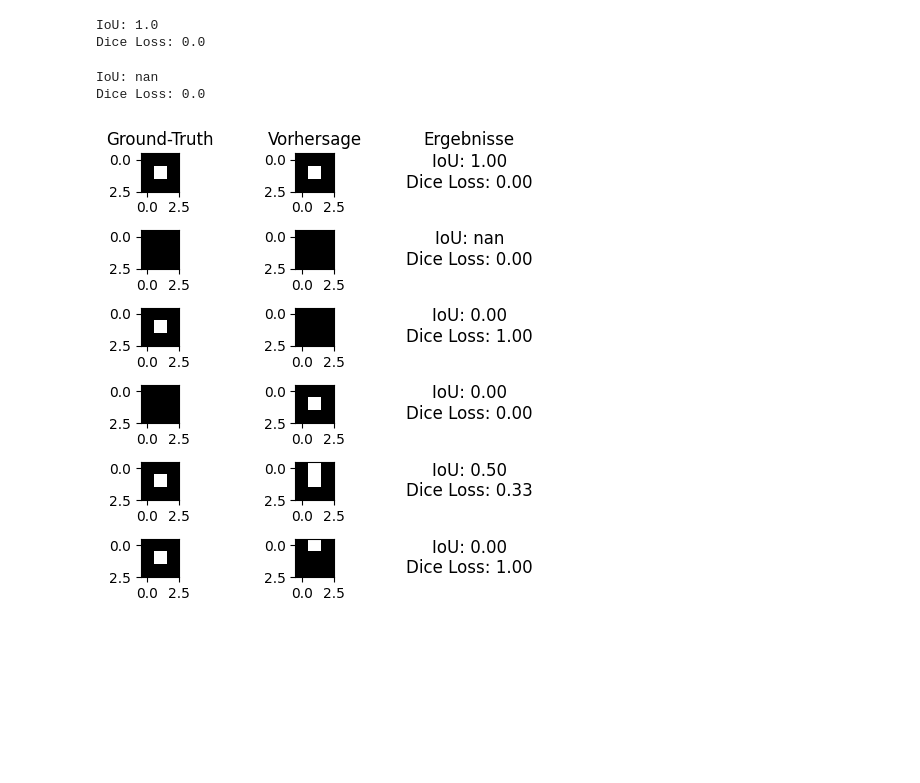
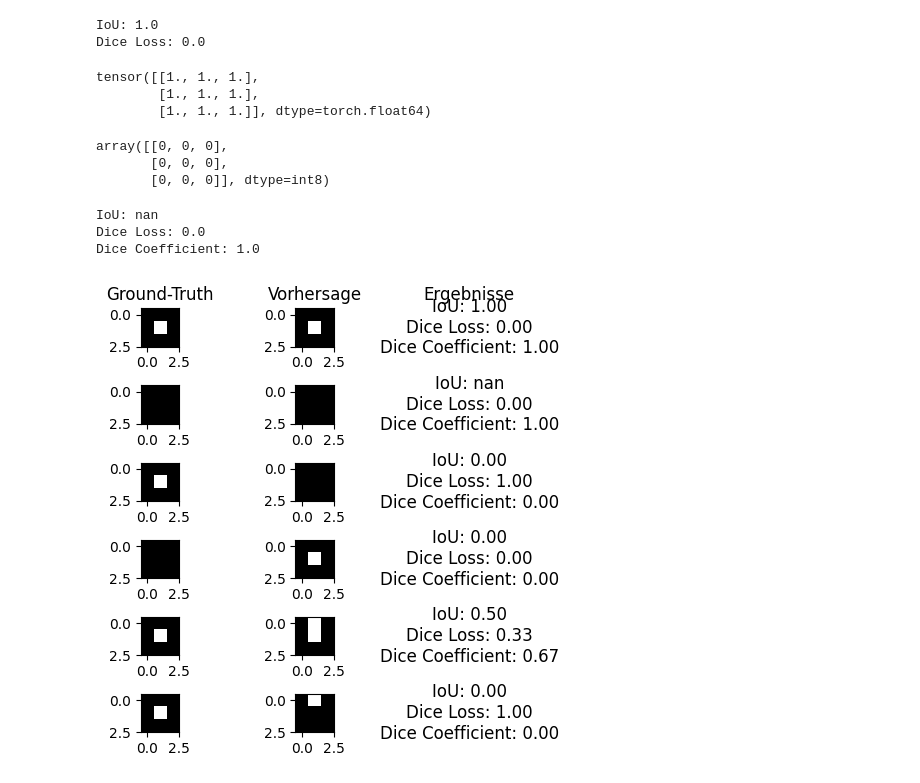
Before and after one commit to Taraman12/Solarpark-detection, a Jupyter notebook: Notebooks/ML_Modell/Find_solution_losses_void_masks.ipynb, the cells around one changed output. Saved outputs shown, nothing was run; the diff lists cells and outputs as text; code cells hidden in the pictures; blank space fills up the shorter version.

Commit message:
changed loss and IoU to BCE and Dice

```diff
--- a/Notebooks/ML_Modell/Find_solution_losses_void_masks.ipynb
+++ b/Notebooks/ML_Modell/Find_solution_losses_void_masks.ipynb
@@ -70,11 +76,27 @@ viod_pred_tensor = torch.from_numpy(viod_pred)
+# %%
+all_pred_tensor
+# %% [output]
+tensor([[1., 1., 1.],
+        [1., 1., 1.],
+        [1., 1., 1.]], dtype=torch.float64)
+# %%
+void_gt.astype(np.int8)
+# %% [output]
+array([[0, 0, 0],
+       [0, 0, 0],
+       [0, 0, 0]], dtype=int8)
 # %%
 IoU = metric(viod_pred_tensor, void_gt_tensor).cpu().numpy()
+dice_metric = Dice(mode="binary", zero_division=1)
 dice_loss = loss_fn(viod_pred_tensor, void_gt_tensor).cpu().numpy()
+dice_coefficient = dice_metric(viod_pred_tensor, void_gt_tensor.to(torch.int8)).cpu().numpy()
 print("IoU:", IoU)
 print("Dice Loss:", dice_loss)
+print("Dice Coefficient:", dice_coefficient)
 # %% [output]
 IoU: nan
 Dice Loss: 0.0
+Dice Coefficient: 1.0
 # %%
 fig, axs = plt.subplots(6, 3, figsize=(5, 5))
 axs[0, 0].imshow(gt_tensor.squeeze().cpu().numpy(), cmap='gray')
@@ -82,8 +104,9 @@ axs[0, 0].set_title('Ground-Truth')
 axs[0, 1].imshow(pred_tensor.squeeze().cpu().numpy(), cmap='gray')
 IoU = metric(pred_tensor, gt_tensor).cpu().numpy()
 dice_loss = loss_fn(pred_tensor,  gt_tensor).cpu().numpy()
+dice_coefficient = dice_metric(pred_tensor, gt_tensor.to(torch.int8)).cpu().numpy()
 axs[0, 1].set_title('Vorhersage')
-axs[0, 2].text(0.5, 0.5, f'IoU: {IoU:.2f}\nDice Loss: {dice_loss:.2f}', fontsize=12, ha='center', va='center')
+axs[0, 2].text(0.5, 0.5, f'IoU: {IoU:.2f}\nDice Loss: {dice_loss:.2f}\nDice Coefficient: {dice_coefficient:.2f}', fontsize=12, ha='center', va='center')
 axs[0, 2].axis('off')
 axs[0, 2].set_title('Ergebnisse')
 
@@ -91,38 +114,43 @@ axs[1, 0].imshow(void_gt_tensor.squeeze().cpu().numpy(), cmap='gray')
 axs[1, 1].imshow(viod_pred_tensor.squeeze().cpu().numpy(), cmap='gray')
 IoU = metric(viod_pred_tensor, void_gt_tensor).cpu().numpy()
 dice_loss = loss_fn(viod_pred_tensor, void_gt_tensor).cpu().numpy()
-axs[1, 2].text(0.5, 0.5, f'IoU: {IoU:.2f}\nDice Loss: {dice_loss:.2f}', fontsize=12, ha='center', va='center')
+dice_coefficient = dice_metric(viod_pred_tensor, void_gt_tensor.to(torch.int8)).cpu().numpy()
+axs[1, 2].text(0.5, 0.5, f'IoU: {IoU:.2f}\nDice Loss: {dice_loss:.2f}\nDice Coefficient: {dice_coefficient:.2f}', fontsize=12, ha='center', va='center')
 axs[1, 2].axis('off')
 
 axs[2, 0].imshow(gt_tensor.squeeze().cpu().numpy(), cmap='gray')
 axs[2, 1].imshow(viod_pred_tensor.squeeze().cpu().numpy(), cmap='gray')
 IoU = metric(viod_pred_tensor, gt_tensor).cpu().numpy()
 dice_loss = loss_fn(viod_pred_tensor, gt_tensor).cpu().numpy()
-axs[2, 2].text(0.5, 0.5, f'IoU: {IoU:.2f}\nDice Loss: {dice_loss:.2f}', fontsize=12, ha='center', va='center')
+dice_coefficient = dice_metric(viod_pred_tensor, gt_tensor.to(torch.int8)).cpu().numpy()
+axs[2, 2].text(0.5, 0.5, f'IoU: {IoU:.2f}\nDice Loss: {dice_loss:.2f}\nDice Coefficient: {dice_coefficient:.2f}', fontsize=12, ha='center', va='center')
 axs[2, 2].axis('off')
 
 axs[3, 0].imshow(void_gt_tensor.squeeze().cpu().numpy(), cmap='gray')
 axs[3, 1].imshow(pred_tensor.squeeze().cpu().numpy(), cmap='gray')
 IoU = metric(pred_tensor, void_gt_tensor).cpu().numpy()
 dice_loss = loss_fn(pred_tensor, void_gt_tensor).cpu().numpy()
-axs[3, 2].text(0.5, 0.5, f'IoU: {IoU:.2f}\nDice Loss: {dice_loss:.2f}', fontsize=12, ha='center', va='center')
+dice_coefficient = dice_metric(pred_tensor, void_gt_tensor.to(torch.int8)).cpu().numpy()
+axs[3, 2].text(0.5, 0.5, f'IoU: {IoU:.2f}\nDice Loss: {dice_loss:.2f}\nDice Coefficient: {dice_coefficient:.2f}', fontsize=12, ha='center', va='center')
 axs[3, 2].axis('off')
 
 axs[4, 0].imshow(gt_tensor.squeeze().cpu().numpy(), cmap='gray')
 axs[4, 1].imshow(pred_off_tensor.squeeze().cpu().numpy(), cmap='gray')
 IoU = metric(pred_off_tensor, gt_tensor).cpu().numpy()
 dice_loss = loss_fn(pred_off_tensor, gt_tensor).cpu().numpy()
-axs[4, 2].text(0.5, 0.5, f'IoU: {IoU:.2f}\nDice Loss: {dice_loss:.2f}', fontsize=12, ha='center', va='center')
+dice_coefficient = dice_metric(pred_off_tensor, gt_tensor.to(torch.int8)).cpu().numpy()
+axs[4, 2].text(0.5, 0.5, f'IoU: {IoU:.2f}\nDice Loss: {dice_loss:.2f}\nDice Coefficient: {dice_coefficient:.2f}', fontsize=12, ha='center', va='center')
 axs[4, 2].axis('off')
 
 axs[5, 0].imshow(gt_tensor.squeeze().cpu().numpy(), cmap='gray')
 axs[5, 1].imshow(pred_beside_tensor.squeeze().cpu().numpy(), cmap='gray')
 IoU = metric(pred_beside_tensor, gt_tensor).cpu().numpy()
 dice_loss = loss_fn(pred_beside_tensor, gt_tensor).cpu().numpy()
-axs[5, 2].text(0.5, 0.5, f'IoU: {IoU:.2f}\nDice Loss: {dice_loss:.2f}', fontsize=12, ha='center', va='center')
+dice_coefficient = dice_metric(pred_beside_tensor, gt_tensor.to(torch.int8)).cpu().numpy()
+axs[5, 2].text(0.5, 0.5, f'IoU: {IoU:.2f}\nDice Loss: {dice_loss:.2f}\nDice Coefficient: {dice_coefficient:.2f}', fontsize=12, ha='center', va='center')
 axs[5, 2].axis('off')
 # tight_layout() sorgt dafür, dass die Plots nicht überlappen
 plt.tight_layout()
 plt.show()
 # %% [output]
-[figure, old version]
+[figure, new version]
```
Also changed, not shown: parts of 8 cells of this notebook.
